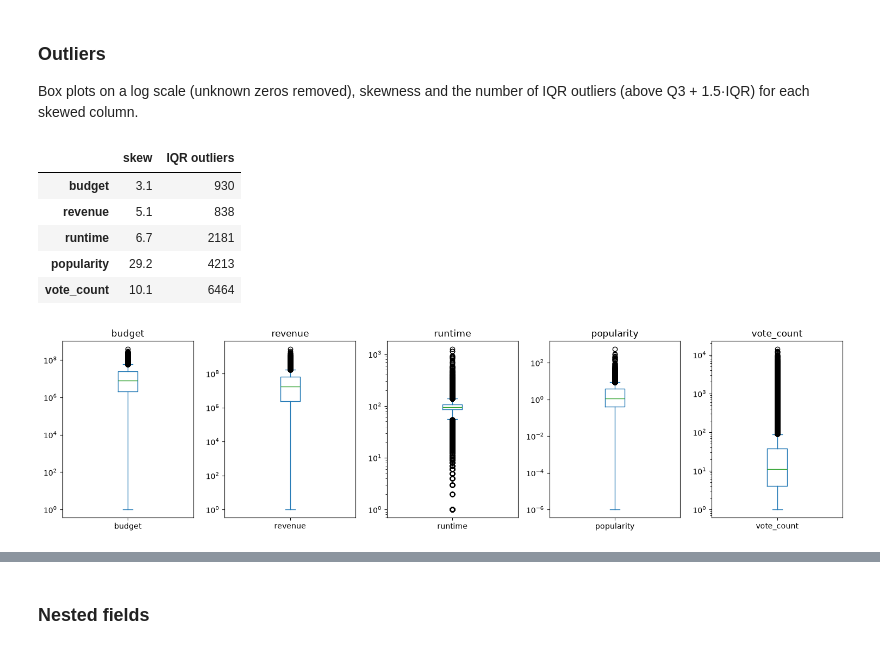
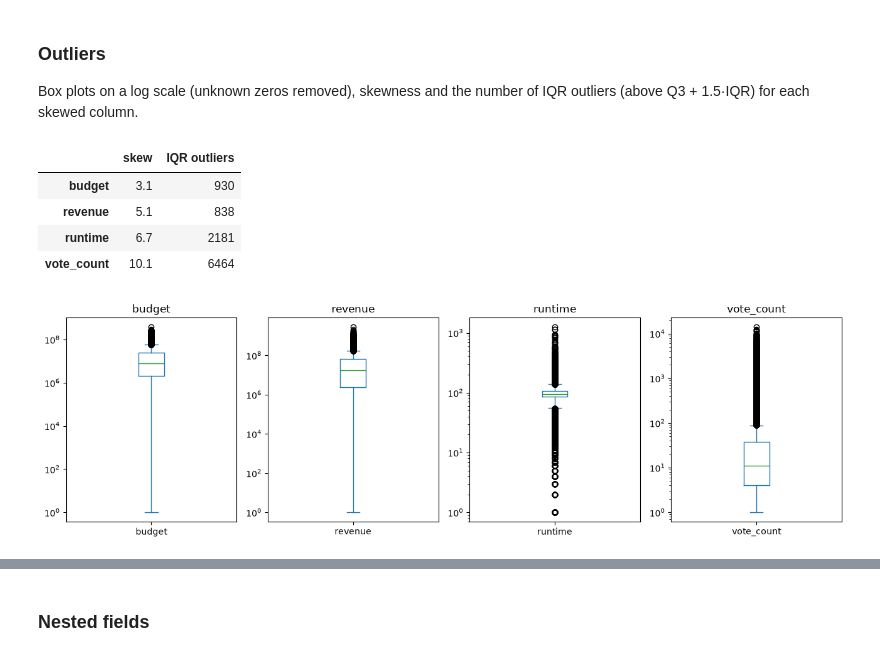
Before and after one commit to AleksanderKvelland/TDT4225_Assignment3_G110, a Jupyter notebook: Part1.1.ipynb, the cells around one changed output, grey strips where cells are left out. Cells and saved outputs as stored; diff of their text form; code cells hidden in the pictures.

```diff
--- a/Part1.1.ipynb
+++ b/Part1.1.ipynb
@@ -176,29 +164,28 @@ plt.tight_layout()
 Box plots on a log scale (unknown zeros removed), skewness and the number of IQR outliers (above Q3 + 1.5·IQR) for each skewed column.
 # %%
 # Box plots of the skewed numeric columns, ignoring zeros (unknown)
-skewed = ["budget", "revenue", "runtime", "popularity", "vote_count"]
-fig, ax = plt.subplots(1, len(skewed), figsize=(15, 4))
+skewed = ["budget", "revenue", "runtime", "vote_count"]
+fig, ax = plt.subplots(1, len(skewed), figsize=(13, 4))
 for axis, col in zip(ax, skewed):
     movies.loc[movies[col] > 0, col].plot.box(ax=axis, logy=True, title=col)
 plt.tight_layout()
 
 # Count values above Q3 + 1.5 * IQR
 def iqr_outliers(values):
     q1, q3 = values.quantile([0.25, 0.75])
     return (values > q3 + 1.5 * (q3 - q1)).sum()
 
 pd.DataFrame({
     "skew": [movies.loc[movies[col] > 0, col].skew() for col in skewed],
     "IQR outliers": [iqr_outliers(movies.loc[movies[col] > 0, col]) for col in skewed],
 }, index=skewed).round(1)
 # %% [output]
 |  | skew | IQR outliers |
 | budget | 3.1 | 930 |
 | revenue | 5.1 | 838 |
 | runtime | 6.7 | 2181 |
-| popularity | 29.2 | 4213 |
 | vote_count | 10.1 | 6464 |
-[figure, old version]
+[figure, new version]
 # %%
 # Longest runtimes: check whether they are errors or real (e.g. TV mini-series)
 print("Runtime > 300 min:", (movies.runtime > 300).sum())
```
Also changed, not shown: parts of 10 cells of this notebook, 1 other file.
